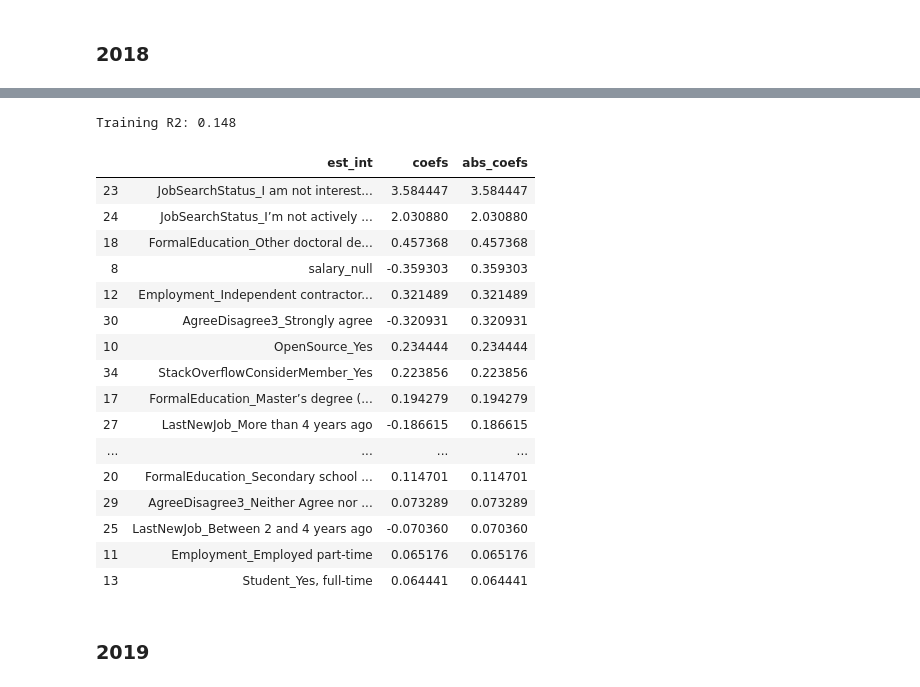
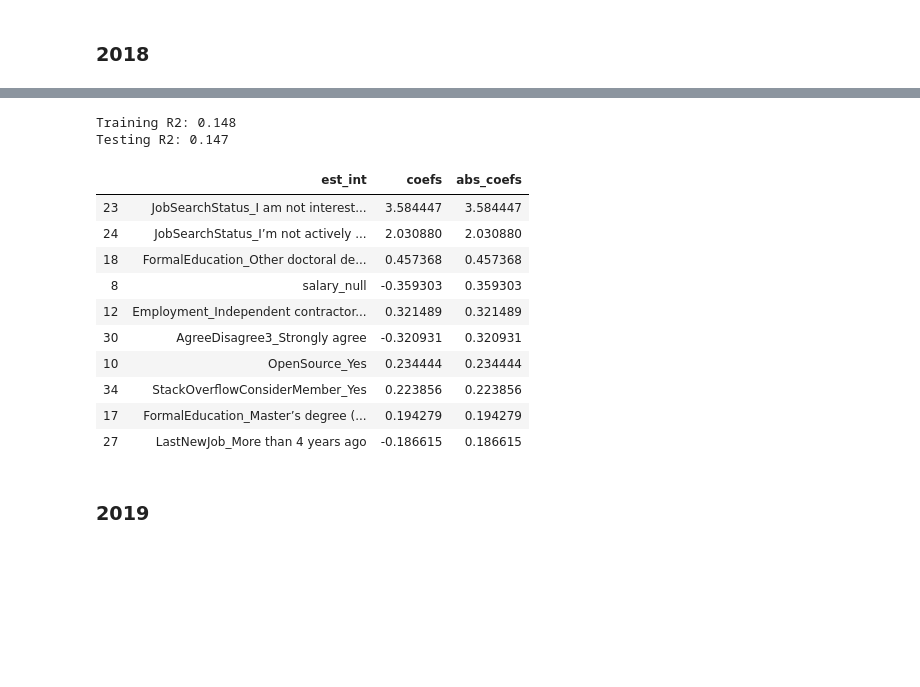
Before and after one commit to dsduncan/udsn_blogpost, a Jupyter notebook: dev_happiness.ipynb, the cells around one changed output, grey strips where cells are left out. Cells and saved outputs as stored; diff of their text form; code cells hidden in the pictures; blank space fills up the shorter version.

```diff
--- a/dev_happiness.ipynb
+++ b/dev_happiness.ipynb
@@ -226,17 +274,12 @@ df17_mod['qCompSize'] = [comp17.get(var, None) for var in df17_mod.CompanySize]
 df17_mod['qYrsProg'] = [years17.get(var, None) for var in df17_mod.YearsProgram]
 df17_mod['qYrsCodeJob'] = [years17.get(var, None) for var in df17_mod.YearsCodedJob]
 # %%
-# Get counts of languages known/wanted
-def lang_cnt(df, var, sep=";"):
-    cnt = [lang.count(sep)+1 if isinstance(lang,str) else 0 for lang in df[var]]
-    return cnt
+# Get counts of languges known/used and desired
 
 df17_mod['lang_have_cnt'] = lang_cnt(df17_mod, "HaveWorkedLanguage")
 df17_mod['lang_want_cnt'] = lang_cnt(df17_mod, "WantWorkLanguage")
-df17_mod['lang_diff'] = df17_mod['lang_have_cnt'] - df17_mod['lang_want_cnt']
 df17_mod['dbs_have_cnt'] = lang_cnt(df17_mod, "HaveWorkedDatabase")
 df17_mod['dbs_want_cnt'] = lang_cnt(df17_mod, "WantWorkDatabase")
-df17_mod['dbs_diff'] = df17_mod['dbs_have_cnt'] - df17_mod['dbs_want_cnt']
 # %%
 # Get salary nulls, then clean up quantitative variables
 df17_mod['salary_null'] = [0 if sal else 1 for sal in df17_mod.Salary]
@@ -287,25 +332,0 @@ r2_score(y17_train, pred17_train)
-# %%
-def coef_weights(mod, dat):
-    '''
-    INPUT:
-    coefficients - the coefficients of the linear model
-    X_train - the training data, so the column names can be used
-    OUTPUT:
-    coefs_df - a dataframe holding the coefficient, estimate, and abs(estimate)
-
-    Provides a dataframe that can be used to understand the most influential coefficients
-    in a linear model by providing the coefficient estimates along with the name of the
-    variable attached to the coefficient.
-    '''
-    coefs_df = pd.DataFrame()
-    coefs_df['est_int'] = dat.columns
-    coefs_df['coefs'] = mod.coef_
-    coefs_df['abs_coefs'] = np.abs(mod.coef_)
-    coefs_df = coefs_df.sort_values('abs_coefs', ascending=False)
-    return coefs_df
-
-#Use the function
-coef_df = coef_weights(lm17, X17_train)
-
-#A quick look at the top results
-coef_df
@@ -340,6 +366,3 @@ cols18 = [
     ]
 
 df18_mod = df18[cols18].dropna(subset=['qJobSat'], axis=0)
-# %%
-col = "YearsCoding"
-df18.groupby([col])[col].count()
@@ -424,33 +434,28 @@ lm18.fit(X18_train, y18_train) #Fit
 
 # Test training
 pred18_train = lm18.predict(X18_train)
+pred18_test = lm18.predict(X18_test)
 print("Training R2: {}".format(round(r2_score(y18_train, pred18_train),3)))
+print("Testing R2: {}".format(round(r2_score(y18_test, pred18_test),3)))
 # %% [output]
 Training R2: 0.148
+Testing R2: 0.147
-# %%
-#Use the function
-coef_df = coef_weights(lm18, X18_train)
-
-#A quick look at the top results
-coef_df.head(22)
-# %% [output]
-|  | est_int | coefs | abs_coefs |
-| 23 | JobSearchStatus_I am not interest... | 3.584447 | 3.584447 |
-| 24 | JobSearchStatus_I’m not actively ... | 2.030880 | 2.030880 |
-| 18 | FormalEducation_Other doctoral de... | 0.457368 | 0.457368 |
-| 8 | salary_null | -0.359303 | 0.359303 |
-| 12 | Employment_Independent contractor... | 0.321489 | 0.321489 |
-| 30 | AgreeDisagree3_Strongly agree | -0.320931 | 0.320931 |
-| 10 | OpenSource_Yes | 0.234444 | 0.234444 |
-| 34 | StackOverflowConsiderMember_Yes | 0.223856 | 0.223856 |
-| 17 | FormalEducation_Master’s degree (... | 0.194279 | 0.194279 |
-| 27 | LastNewJob_More than 4 years ago | -0.186615 | 0.186615 |
-| ... | ... | ... | ... |
-| 20 | FormalEducation_Secondary school ... | 0.114701 | 0.114701 |
-| 29 | AgreeDisagree3_Neither Agree nor ... | 0.073289 | 0.073289 |
-| 25 | LastNewJob_Between 2 and 4 years ago | -0.070360 | 0.070360 |
-| 11 | Employment_Employed part-time | 0.065176 | 0.065176 |
-| 13 | Student_Yes, full-time | 0.064441 | 0.064441 |
+# %%
+# Look at coefficients ranked by magnitude
+coef_df = coef_weights(lm18, X18_train)
+coef_df.head(10)
+# %% [output]
+|  | est_int | coefs | abs_coefs |
+| 23 | JobSearchStatus_I am not interest... | 3.584447 | 3.584447 |
+| 24 | JobSearchStatus_I’m not actively ... | 2.030880 | 2.030880 |
+| 18 | FormalEducation_Other doctoral de... | 0.457368 | 0.457368 |
+| 8 | salary_null | -0.359303 | 0.359303 |
+| 12 | Employment_Independent contractor... | 0.321489 | 0.321489 |
+| 30 | AgreeDisagree3_Strongly agree | -0.320931 | 0.320931 |
+| 10 | OpenSource_Yes | 0.234444 | 0.234444 |
+| 34 | StackOverflowConsiderMember_Yes | 0.223856 | 0.223856 |
+| 17 | FormalEducation_Master’s degree (... | 0.194279 | 0.194279 |
+| 27 | LastNewJob_More than 4 years ago | -0.186615 | 0.186615 |
 # %% [markdown]
 ### 2019
 # %%
```
Also changed, not shown: parts of 31 cells of this notebook.
